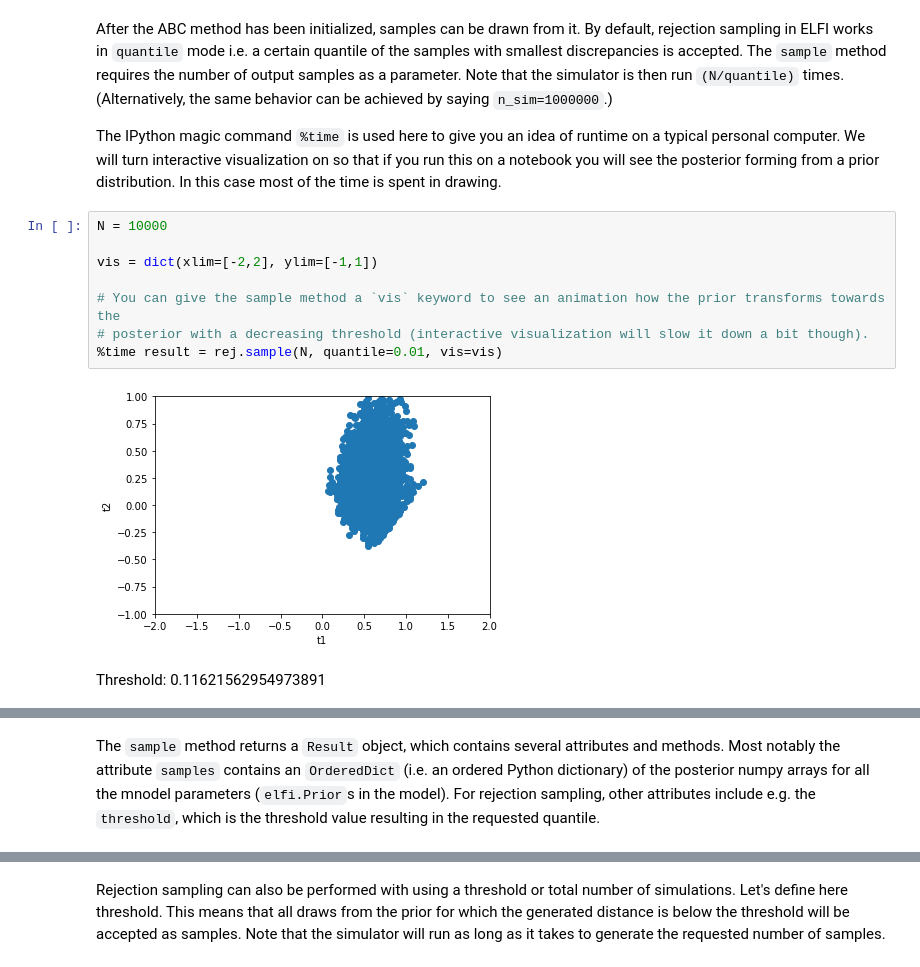
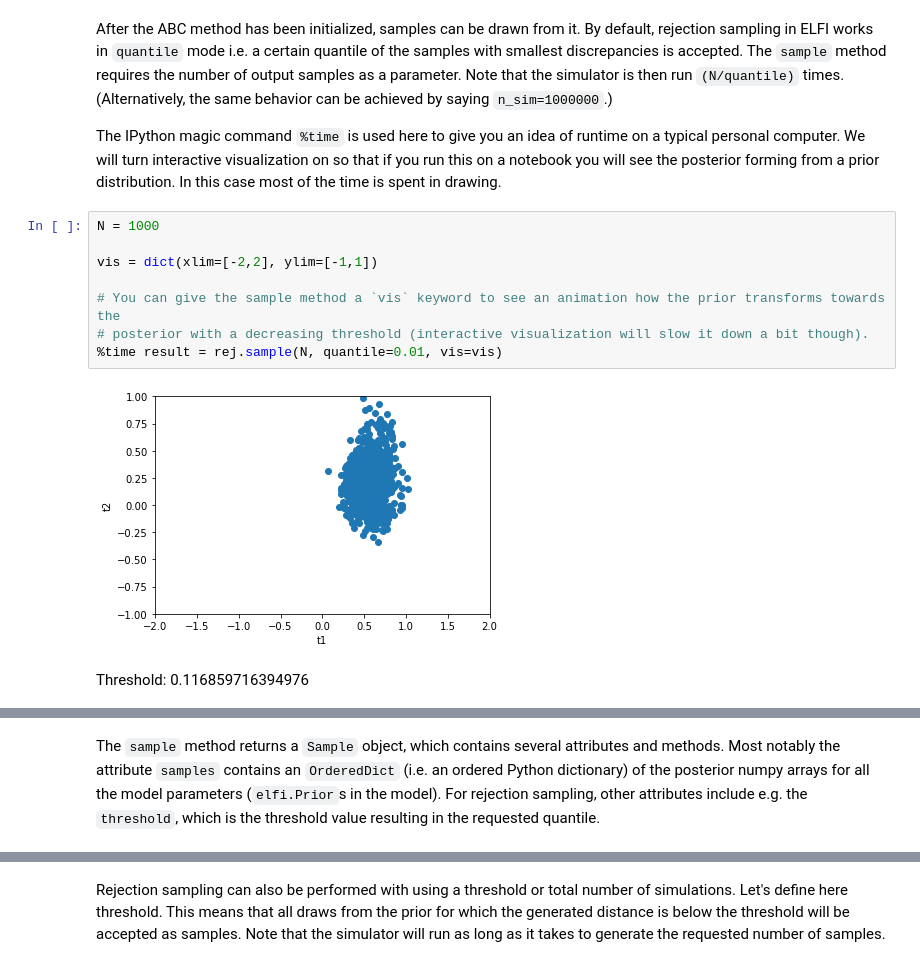
Before and after one commit to elfi-dev/notebooks, a Jupyter notebook: tutorial.ipynb, the cells around one changed output, grey strips where cells are left out. Cells and saved outputs as stored; diff of their text form.

```diff
--- a/tutorial.ipynb
+++ b/tutorial.ipynb
@@ -197,13 +200,13 @@ After the ABC method has been initialized, samples can be drawn from it. By defa
 
 The IPython magic command `%time` is used here to give you an idea of runtime on a typical personal computer. We will turn interactive visualization on so that if you run this on a notebook you will see the posterior forming from a prior distribution. In this case most of the time is spent in drawing.
 # %%
-N = 10000
+N = 1000
 
 vis = dict(xlim=[-2,2], ylim=[-1,1])
 
 # You can give the sample method a `vis` keyword to see an animation how the prior transforms towards the
 # posterior with a decreasing threshold (interactive visualization will slow it down a bit though).
 %time result = rej.sample(N, quantile=0.01, vis=vis)
 # %% [output]
-[figure, old version]
+[figure, new version]
-Threshold: 0.11621562954973891
+Threshold: 0.116859716394976
@@ -212,5 +215,5 @@ Wall time: 32.4 s
 # %% [markdown]
-The `sample` method returns a `Result` object, which contains several attributes and methods. Most notably the attribute `samples` contains an `OrderedDict` (i.e. an ordered Python dictionary) of the posterior numpy arrays for all the mnodel parameters (`elfi.Prior`s in the model). For rejection sampling, other attributes include e.g. the `threshold`, which is the threshold value resulting in the requested quantile.
+The `sample` method returns a `Sample` object, which contains several attributes and methods. Most notably the attribute `samples` contains an `OrderedDict` (i.e. an ordered Python dictionary) of the posterior numpy arrays for all the model parameters (`elfi.Prior`s in the model). For rejection sampling, other attributes include e.g. the `threshold`, which is the threshold value resulting in the requested quantile.
 # %%
 result.samples['t1'].mean()
 # %% [output]
```
Also changed, not shown: parts of 54 cells of this notebook, 4 other files.
